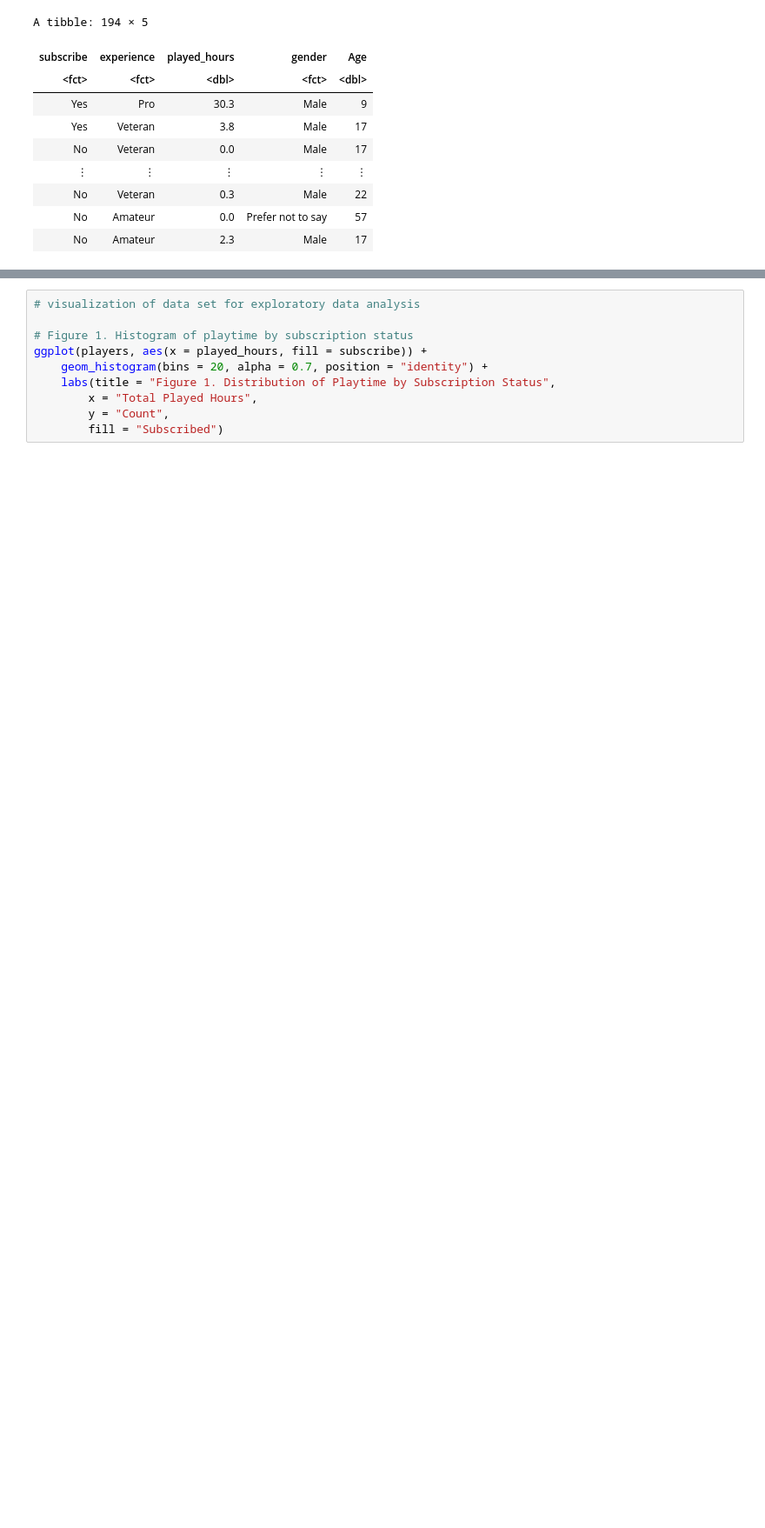
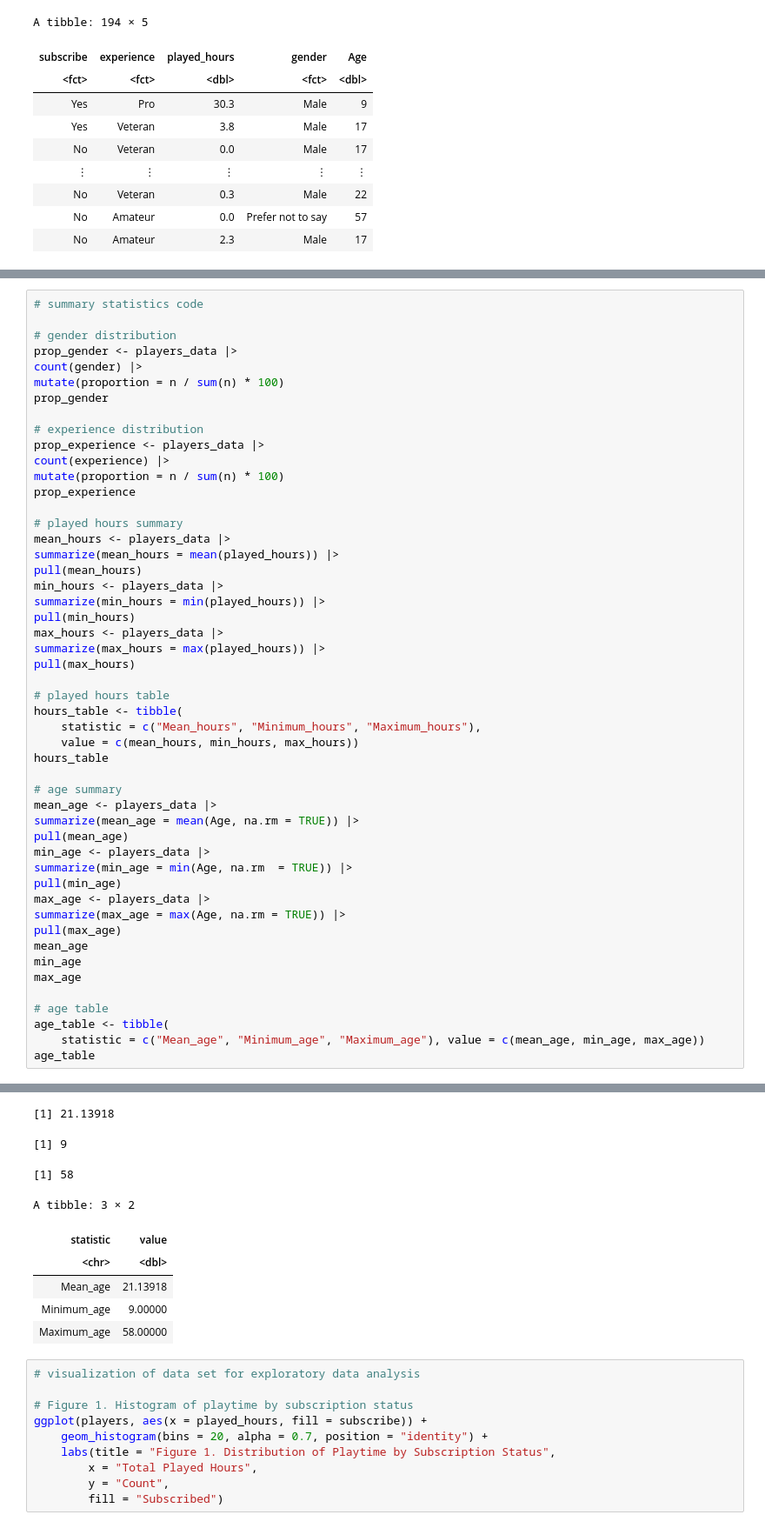
Before and after one commit to leeeeee1725/DSCI100_Project_Final_Report, a Jupyter notebook: Project Final Report.ipynb, the cells around one changed output, grey strips where cells are left out. Shown at 87% size. Drawn from its saved outputs; the diff is of its cells as text; blank space fills up the shorter version.

Commit message:
Re upload - organized and added summary stats

```diff
--- a/Project Final Report.ipynb
+++ b/Project Final Report.ipynb
@@ -272,0 +198,51 @@ A tibble: 3 × 2
+# %%
+# summary statistics code
+
+# gender distribution
+prop_gender <- players_data |>
+count(gender) |>
+mutate(proportion = n / sum(n) * 100)
+prop_gender
+
+# experience distribution
+prop_experience <- players_data |>
+count(experience) |>
+mutate(proportion = n / sum(n) * 100)
+prop_experience
+
+# played hours summary
+mean_hours <- players_data |>
+summarize(mean_hours = mean(played_hours)) |>
+pull(mean_hours)
+min_hours <- players_data |>
+summarize(min_hours = min(played_hours)) |>
+pull(min_hours)
+max_hours <- players_data |>
+summarize(max_hours = max(played_hours)) |>
+pull(max_hours)
+
+# played hours table
+hours_table <- tibble(
+    statistic = c("Mean_hours", "Minimum_hours", "Maximum_hours"),
+    value = c(mean_hours, min_hours, max_hours))
+hours_table
+
+# age summary
+mean_age <- players_data |>
+summarize(mean_age = mean(Age, na.rm = TRUE)) |>
+pull(mean_age)
+min_age <- players_data |>
+summarize(min_age = min(Age, na.rm  = TRUE)) |>
+pull(min_age)
+max_age <- players_data |>
+summarize(max_age = max(Age, na.rm = TRUE)) |>
+pull(max_age)
+mean_age
+min_age
+max_age
+
+# age table
+age_table <- tibble(
+    statistic = c("Mean_age", "Minimum_age", "Maximum_age"), value = c(mean_age, min_age, max_age))
+age_table
+# %% [output]
@@ -273,3 +273,12 @@ A tibble: 3 × 2
+[1] 21.13918
+[1] 9
+[1] 58
+A tibble: 3 × 2
+| statistic | value |
+| <chr> | <dbl> |
+| Mean_age | 21.13918 |
+| Minimum_age | 9.00000 |
+| Maximum_age | 58.00000 |
 # %%
 # visualization of data set for exploratory data analysis
 
```
Also changed, not shown: parts of 3 cells of this notebook.
